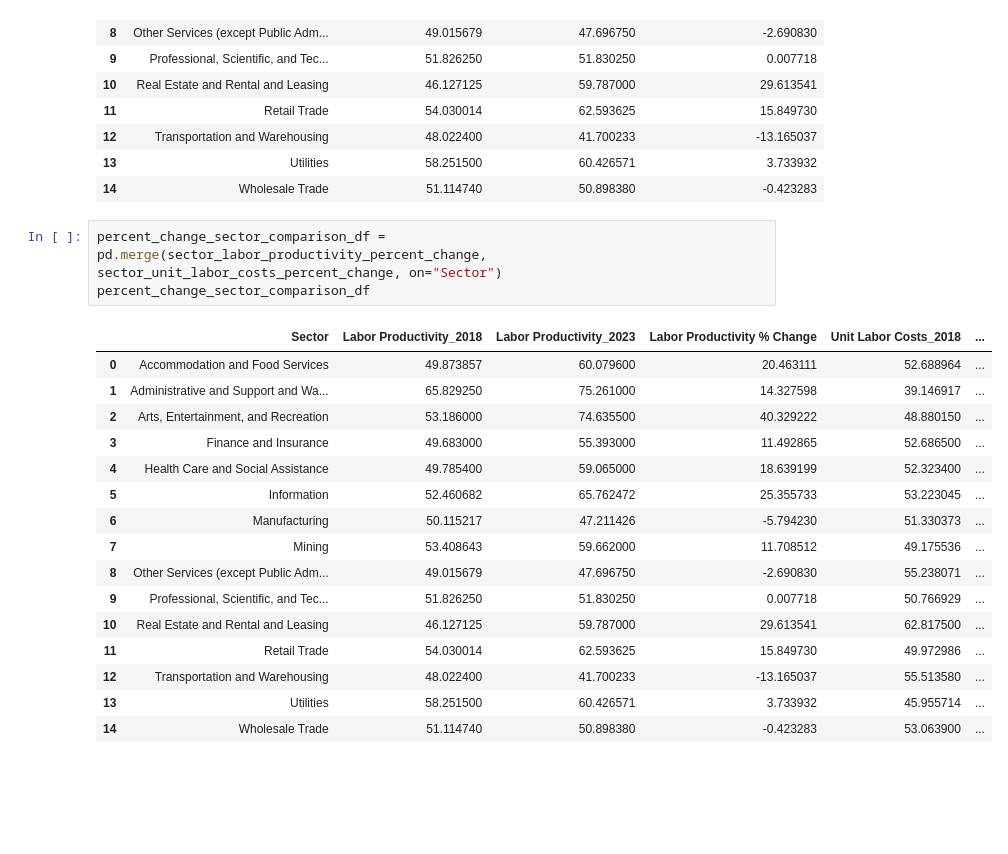
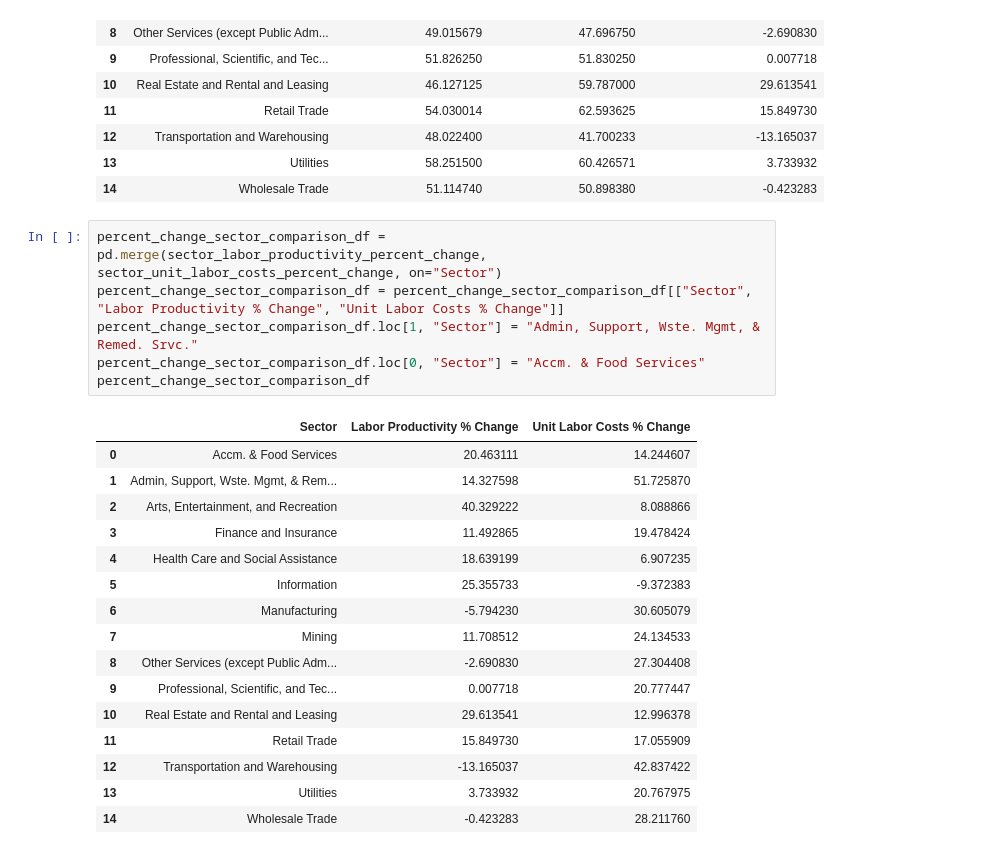
Before and after one commit to katmr27/class_project_1-, a Jupyter notebook: Class_Project_1_Starter.ipynb, the cells around one changed output. Drawn from its saved outputs; the diff is of its cells as text; blank space fills up the shorter version.

```diff
--- a/Class_Project_1_Starter.ipynb
+++ b/Class_Project_1_Starter.ipynb
@@ -263,21 +276,24 @@ sector_labor_productivity_percent_change
 | 14 | Wholesale Trade | 51.114740 | 50.898380 | -0.423283 |
 # %%
 percent_change_sector_comparison_df = pd.merge(sector_labor_productivity_percent_change, sector_unit_labor_costs_percent_change, on="Sector")
+percent_change_sector_comparison_df = percent_change_sector_comparison_df[["Sector", "Labor Productivity % Change", "Unit Labor Costs % Change"]]
+percent_change_sector_comparison_df.loc[1, "Sector"] = "Admin, Support, Wste. Mgmt, & Remed. Srvc."
+percent_change_sector_comparison_df.loc[0, "Sector"] = "Accm. & Food Services"
 percent_change_sector_comparison_df
 # %% [output]
-|  | Sector | Labor Productivity_2018 | Labor Productivity_2023 | Labor Productivity % Change | Unit Labor Costs_2018 | ... |
-| 0 | Accommodation and Food Services | 49.873857 | 60.079600 | 20.463111 | 52.688964 | ... |
-| 1 | Administrative and Support and Wa... | 65.829250 | 75.261000 | 14.327598 | 39.146917 | ... |
-| 2 | Arts, Entertainment, and Recreation | 53.186000 | 74.635500 | 40.329222 | 48.880150 | ... |
-| 3 | Finance and Insurance | 49.683000 | 55.393000 | 11.492865 | 52.686500 | ... |
-| 4 | Health Care and Social Assistance | 49.785400 | 59.065000 | 18.639199 | 52.323400 | ... |
-| 5 | Information | 52.460682 | 65.762472 | 25.355733 | 53.223045 | ... |
-| 6 | Manufacturing | 50.115217 | 47.211426 | -5.794230 | 51.330373 | ... |
-| 7 | Mining | 53.408643 | 59.662000 | 11.708512 | 49.175536 | ... |
-| 8 | Other Services (except Public Adm... | 49.015679 | 47.696750 | -2.690830 | 55.238071 | ... |
-| 9 | Professional, Scientific, and Tec... | 51.826250 | 51.830250 | 0.007718 | 50.766929 | ... |
-| 10 | Real Estate and Rental and Leasing | 46.127125 | 59.787000 | 29.613541 | 62.817500 | ... |
-| 11 | Retail Trade | 54.030014 | 62.593625 | 15.849730 | 49.972986 | ... |
-| 12 | Transportation and Warehousing | 48.022400 | 41.700233 | -13.165037 | 55.513580 | ... |
-| 13 | Utilities | 58.251500 | 60.426571 | 3.733932 | 45.955714 | ... |
-| 14 | Wholesale Trade | 51.114740 | 50.898380 | -0.423283 | 53.063900 | ... |
+|  | Sector | Labor Productivity % Change | Unit Labor Costs % Change |
+| 0 | Accm. & Food Services | 20.463111 | 14.244607 |
+| 1 | Admin, Support, Wste. Mgmt, & Rem... | 14.327598 | 51.725870 |
+| 2 | Arts, Entertainment, and Recreation | 40.329222 | 8.088866 |
+| 3 | Finance and Insurance | 11.492865 | 19.478424 |
+| 4 | Health Care and Social Assistance | 18.639199 | 6.907235 |
+| 5 | Information | 25.355733 | -9.372383 |
+| 6 | Manufacturing | -5.794230 | 30.605079 |
+| 7 | Mining | 11.708512 | 24.134533 |
+| 8 | Other Services (except Public Adm... | -2.690830 | 27.304408 |
+| 9 | Professional, Scientific, and Tec... | 0.007718 | 20.777447 |
+| 10 | Real Estate and Rental and Leasing | 29.613541 | 12.996378 |
+| 11 | Retail Trade | 15.849730 | 17.055909 |
+| 12 | Transportation and Warehousing | -13.165037 | 42.837422 |
+| 13 | Utilities | 3.733932 | 20.767975 |
+| 14 | Wholesale Trade | -0.423283 | 28.211760 |
```
Also changed, not shown: parts of 4 cells of this notebook, 1 other file.
